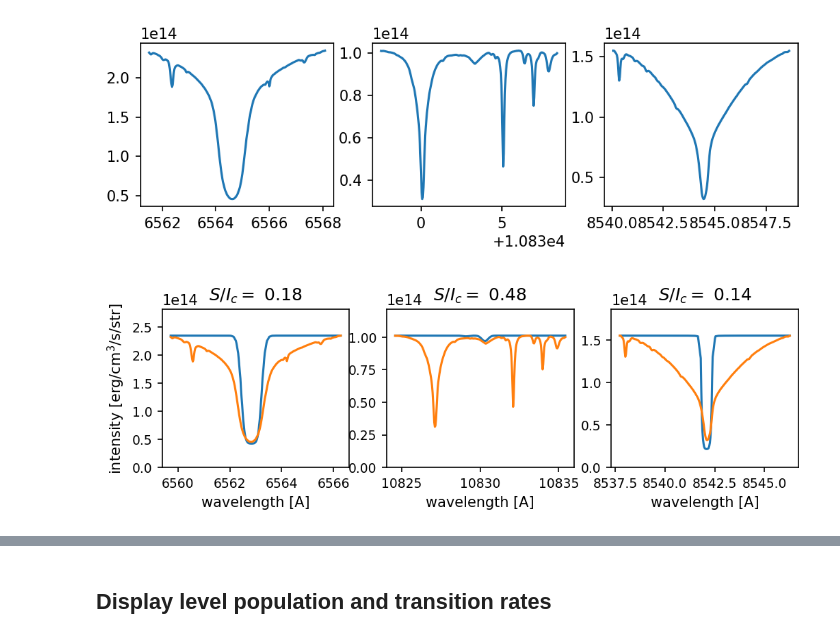
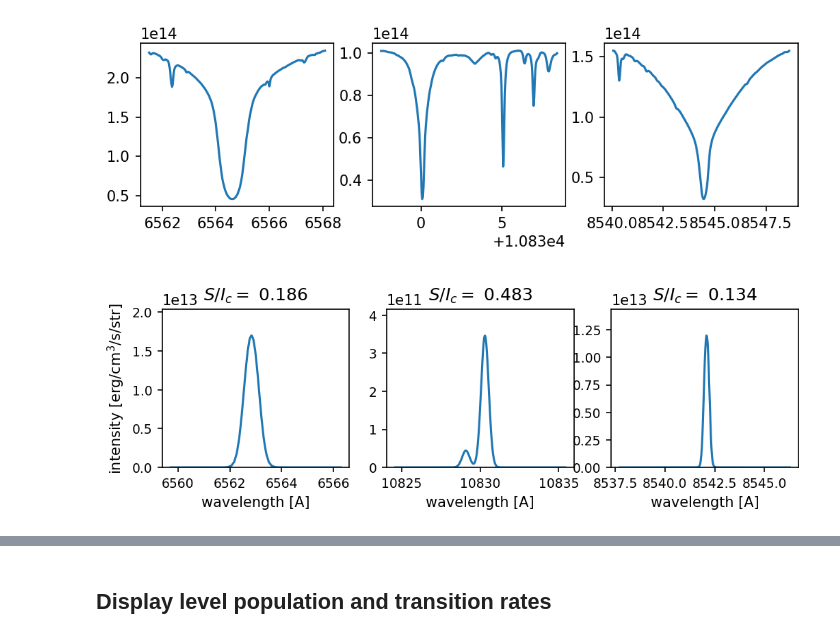
Before and after one commit to kouui/spectra-devcontainer, a Jupyter notebook: notebooks/StatisticalEquilibrium/HHeCa.ipynb, the cells around one changed output, grey strips where cells are left out. Cells and saved outputs as stored; diff of their text form; code cells hidden in the pictures.

```diff
--- a/notebooks/basic/StatisticalEquilibrium/HHeCa.20230814.ipynb
+++ b/notebooks/StatisticalEquilibrium/HHeCa.ipynb
@@ -48,0 +69,4 @@ atom_Ca, wMesh_Ca, path_dict_ca = Atom.init_Atom_(conf_path , is_hydrogen=False)
+# %%
+help_( atom_Ca )
+path_dict_He
+l = line_list(atom_Ca)
@@ -62,12 +104,13 @@ wls_air = BasicP.vacuum_to_air_(wls,'AA')   # wavelength in air of background so
 Isolar = solar_spec_H.backRad[1,:].copy()   # background solar spectrum intensity    "    [erg/cm^3/s/str]
 
 #  for photo-excitation, mean intensity gets half of the backgroud solar spectrum
-solar_spec_H.backRad[1,:] *= 0.5            # solar spectrum mean intensity    "    [erg/cm^3/s/str]
-solar_spec_H.PI_intensity[:,:] *= 0.5       # solar spectrum mean intensity    "    [erg/cm^3/s/str]
-solar_spec_He.backRad[1,:] *= 0.5           # solar spectrum mean intensity    "    [erg/cm^3/s/str]
-solar_spec_He.PI_intensity[:,:] *= 0.5      # solar spectrum mean intensity    "    [erg/cm^3/s/str]
-solar_spec_Ca.backRad[1,:] *= 0.5           # solar spectrum mean intensity    "    [erg/cm^3/s/str]
-solar_spec_Ca.PI_intensity[:,:] *= 0.5      # solar spectrum mean intensity    "    [erg/cm^3/s/str]
+Ifact = 0.5
+solar_spec_H.backRad[1,:] *= Ifact            # solar spectrum mean intensity    "    [erg/cm^3/s/str]
+solar_spec_H.PI_intensity[:,:] *= Ifact       # solar spectrum mean intensity    "    [erg/cm^3/s/str]
+solar_spec_He.backRad[1,:] *= Ifact           # solar spectrum mean intensity    "    [erg/cm^3/s/str]
+solar_spec_He.PI_intensity[:,:] *= Ifact      # solar spectrum mean intensity    "    [erg/cm^3/s/str]
+solar_spec_Ca.backRad[1,:] *= Ifact           # solar spectrum mean intensity    "    [erg/cm^3/s/str]
+solar_spec_Ca.PI_intensity[:,:] *= Ifact      # solar spectrum mean intensity    "    [erg/cm^3/s/str]
 
 solar_spec_H0 = copy.deepcopy(solar_spec_H)
 solar_spec_He0 = copy.deepcopy(solar_spec_He)
@@ -76,7 +119,8 @@ solar_spec_Ca0 = copy.deepcopy(solar_spec_Ca)
 
 fig, ax = plt.subplots(1,1, figsize=(12,3), dpi=100)
 ax.plot(wls_air, Isolar)
-ax.set_xlim(300, 11000)
+#ax.set_xlim(300, 11000)
+ax.set_xlim(6560, 6567)
 #ax.set_xlim(10820, 10840) ; ax.set_ylim(0,1.2e14)
 #ax.set_yscale("log") ; ax.set_ylim(1e7,1e15)
 ax.set_xlabel("wavelength [A]", fontsize=12)
@@ -215,7 +311,7 @@ ax.set_ylim(1e9,1E14)
 #ax.set_xlim(300, 12000)
 #ax.set_xscale("log")
 ax.set_xlim(3000, 11000)
-#ax.set_yscale("log")
+ax.set_yscale("log")
 ax.set_ylim(0, 5e13)
 ax.set_xlabel("wavelength [A]", fontsize=12)
 ax.set_ylabel("intensity [erg/cm^3/s/str]", fontsize=12)
@@ -238,10 +335,12 @@ def extract_line(l, wl, Ic=0.):
 # extract line profile in a wl interval from l-structure
 # wl[:]  -- in A
 # Ic  -- background intensity
+#    2025.7.16     j.n.     src compatible w/ HeI1083nm multiplet
 
     nw = wl.size
     profe = np.zeros(nw)
     tau = np.zeros(nw)
+    emisivity_tot=0.; absorption_tot=0.
 
     w0 = l.w0 *1e8
     jj = np.where((w0 > min(wl)) & (w0 < max(wl)))[0]
@@ -254,13 +353,19 @@ def extract_line(l, wl, Ic=0.):
         #print('Ic, Src=',Ic,l.Src[j])
         tau += tau1
         profe += prof1
+        emisivity_tot += l.line_emissivity[j]
+        absorption_tot += l.line_absorption[j]
 
-    prof = Ic*np.exp(-tau) + profe
+    src = emisivity_tot/absorption_tot
+    prof = Ic*np.exp(-tau) + src*(1-np.exp(-tau))
+    #prof = Ic*np.exp(-tau) + profe
 
     ldat = {
         "intens": prof,
         "tau": tau,
-        "src": max(l.Src[jj]),
+        #"src": max(l.Src[jj]),
+        "src": src,
+        "nline": jj.size
     }
 
     return ldat
@@ -309,26 +414,27 @@ dict_keys(['elem', 'wl0', 'wl', 'wl_air', 'Isolar', 'Ic'])
 # %%
 ##  plot line profiles with background continuum
 
 fig, axs = plt.subplots(1,nl, figsize=(8,2), dpi=150)
 
 for i in range(nl):
     if ls[i]['elem'] == 'H':
         l_elm = lH
     elif ls[i]['elem'] == 'He':
         l_elm = lHe
     elif ls[i]['elem'] =='Ca':
         l_elm = lCa
-    l1 = extract_line(l_elm, ls[i]['wl'], Ic=ls[i]['Ic'])   #  ['intens', 'tau', 'src']
+    #l1 = extract_line(l_elm, ls[i]['wl'], Ic=ls[i]['Ic'])   #  ['intens', 'tau', 'src']
+    l1 = extract_line(l_elm, ls[i]['wl'], Ic=0.)   #  ['intens', 'tau', 'src']
     ls[i].update(l1)
     ax = axs[i]
     ax.plot(ls[i]['wl_air'], ls[i]['intens'])
-    ax.plot(ls[i]['wl_air'], ls[i]['Isolar'])
+    #ax.plot(ls[i]['wl_air'], ls[i]['Isolar'])
     ax.set_xlabel("wavelength [A]", fontsize=10)
     ax.tick_params(axis ='x', labelsize =9)
     ax.tick_params(axis ='y', labelsize =9)
     if i == 0:
         ax.set_ylabel("intensity [erg/cm$^3$/s/str]", fontsize=10)
     ax.set_ylim(0,max(ls[i]["intens"])*1.2)
-    ax.set_title(r"$S/I_c=$"+f"{ls[i]['src']/ls[i]['Ic']:5.2F}")
+    ax.set_title(r"$S/I_c=$"+f"{ls[i]['src']/ls[i]['Ic']:6.3F}")
 # %% [output]
-[figure, old version]
+[figure, new version]
```
Also changed, not shown: parts of 37 cells of this notebook, 45 other files.
